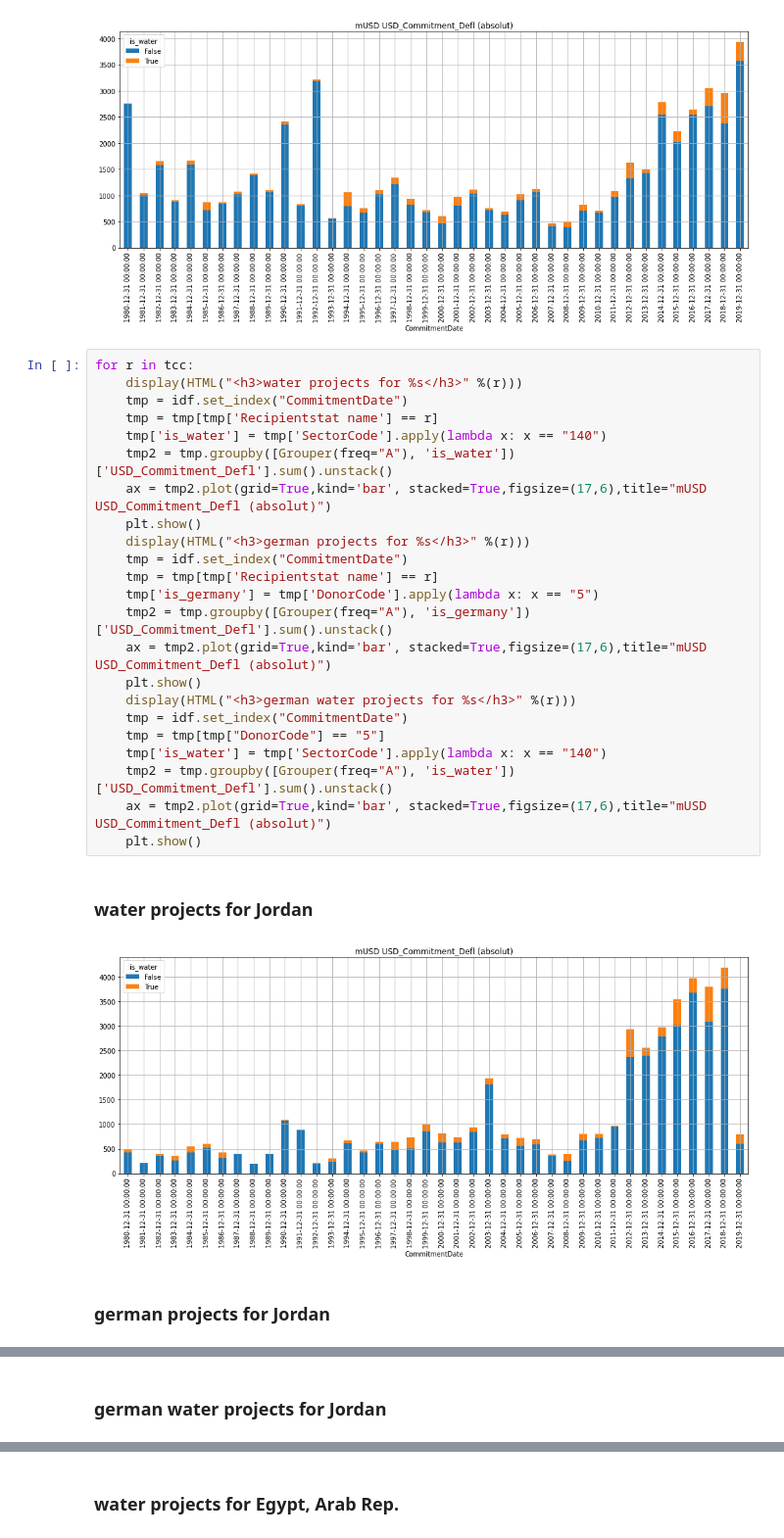
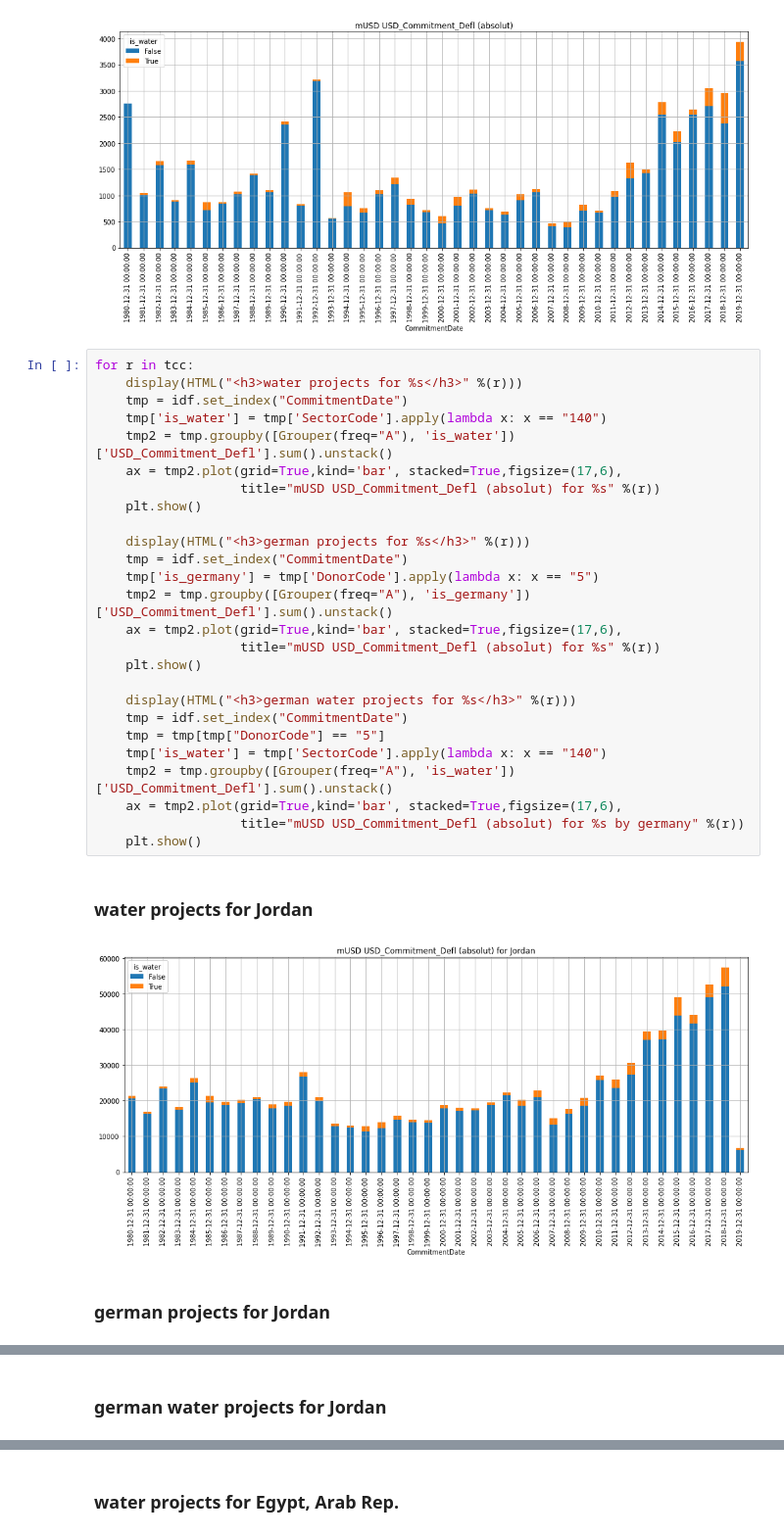
Before and after one commit to die-tageszeitung/water-data, a Jupyter notebook: ipynb_notebooks/tell me about tcc.ipynb, the cells around one changed output, grey strips where cells are left out. Shown at 98% size. Cells and saved outputs as stored; diff of their text form.

```diff
--- a/ipynb_notebooks/tell me about tcc.ipynb
+++ b/ipynb_notebooks/tell me about tcc.ipynb
@@ -327,27 +309,30 @@ german water projects for selected countries
 # %%
 for r in tcc:
     display(HTML("<h3>water projects for %s</h3>" %(r)))
     tmp = idf.set_index("CommitmentDate")
-    tmp = tmp[tmp['Recipientstat name'] == r]
     tmp['is_water'] = tmp['SectorCode'].apply(lambda x: x == "140")
     tmp2 = tmp.groupby([Grouper(freq="A"), 'is_water'])['USD_Commitment_Defl'].sum().unstack()
-    ax = tmp2.plot(grid=True,kind='bar', stacked=True,figsize=(17,6),title="mUSD USD_Commitment_Defl (absolut)")
+    ax = tmp2.plot(grid=True,kind='bar', stacked=True,figsize=(17,6),
+                   title="mUSD USD_Commitment_Defl (absolut) for %s" %(r))
     plt.show()
+
     display(HTML("<h3>german projects for %s</h3>" %(r)))
     tmp = idf.set_index("CommitmentDate")
-    tmp = tmp[tmp['Recipientstat name'] == r]
     tmp['is_germany'] = tmp['DonorCode'].apply(lambda x: x == "5")
     tmp2 = tmp.groupby([Grouper(freq="A"), 'is_germany'])['USD_Commitment_Defl'].sum().unstack()
-    ax = tmp2.plot(grid=True,kind='bar', stacked=True,figsize=(17,6),title="mUSD USD_Commitment_Defl (absolut)")
+    ax = tmp2.plot(grid=True,kind='bar', stacked=True,figsize=(17,6),
+                   title="mUSD USD_Commitment_Defl (absolut) for %s" %(r))
     plt.show()
+
     display(HTML("<h3>german water projects for %s</h3>" %(r)))
     tmp = idf.set_index("CommitmentDate")
     tmp = tmp[tmp["DonorCode"] == "5"]
     tmp['is_water'] = tmp['SectorCode'].apply(lambda x: x == "140")
     tmp2 = tmp.groupby([Grouper(freq="A"), 'is_water'])['USD_Commitment_Defl'].sum().unstack()
-    ax = tmp2.plot(grid=True,kind='bar', stacked=True,figsize=(17,6),title="mUSD USD_Commitment_Defl (absolut)")
+    ax = tmp2.plot(grid=True,kind='bar', stacked=True,figsize=(17,6),
+                   title="mUSD USD_Commitment_Defl (absolut) for %s by germany" %(r))
     plt.show()
 # %% [output]
 water projects for Jordan
-[figure, old version]
+[figure, new version]
 german projects for Jordan
```
Also changed, not shown: parts of 2 cells of this notebook.
